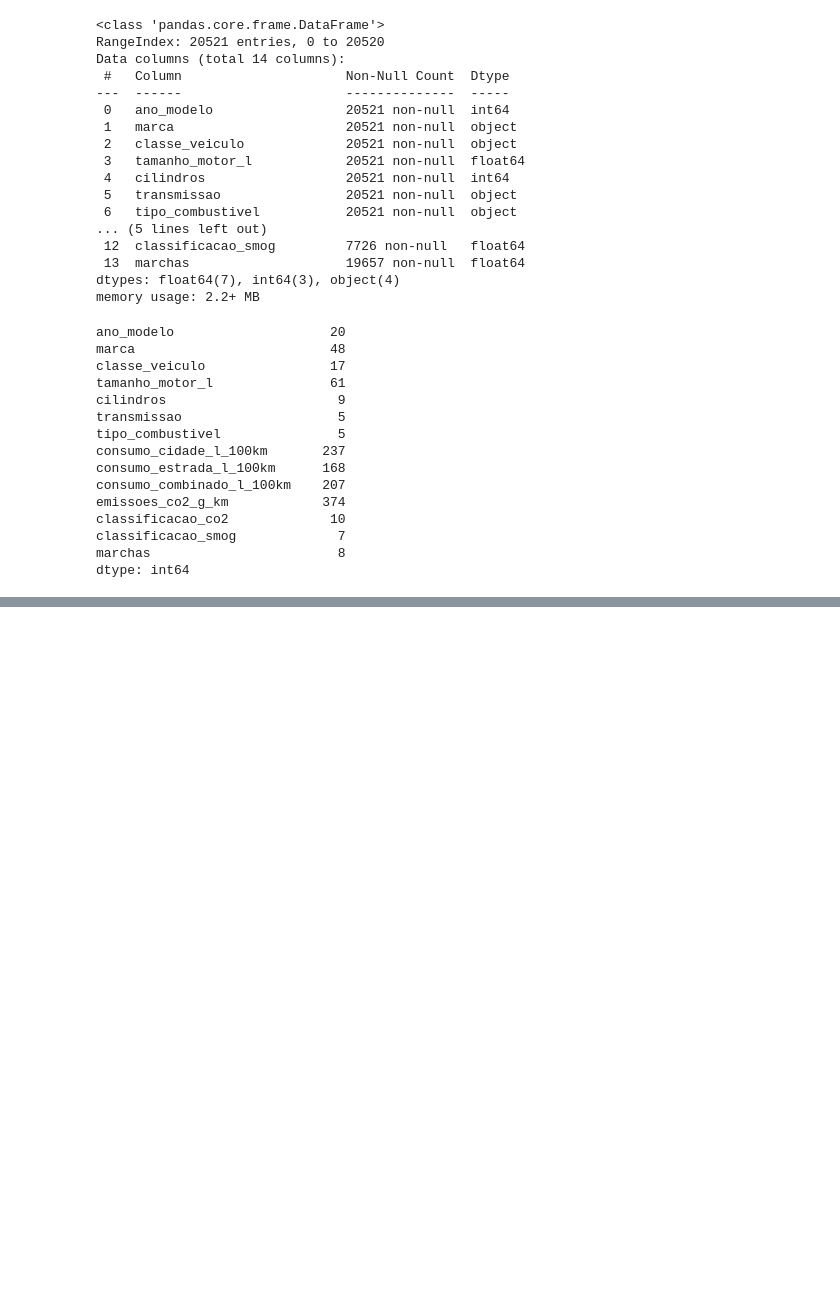
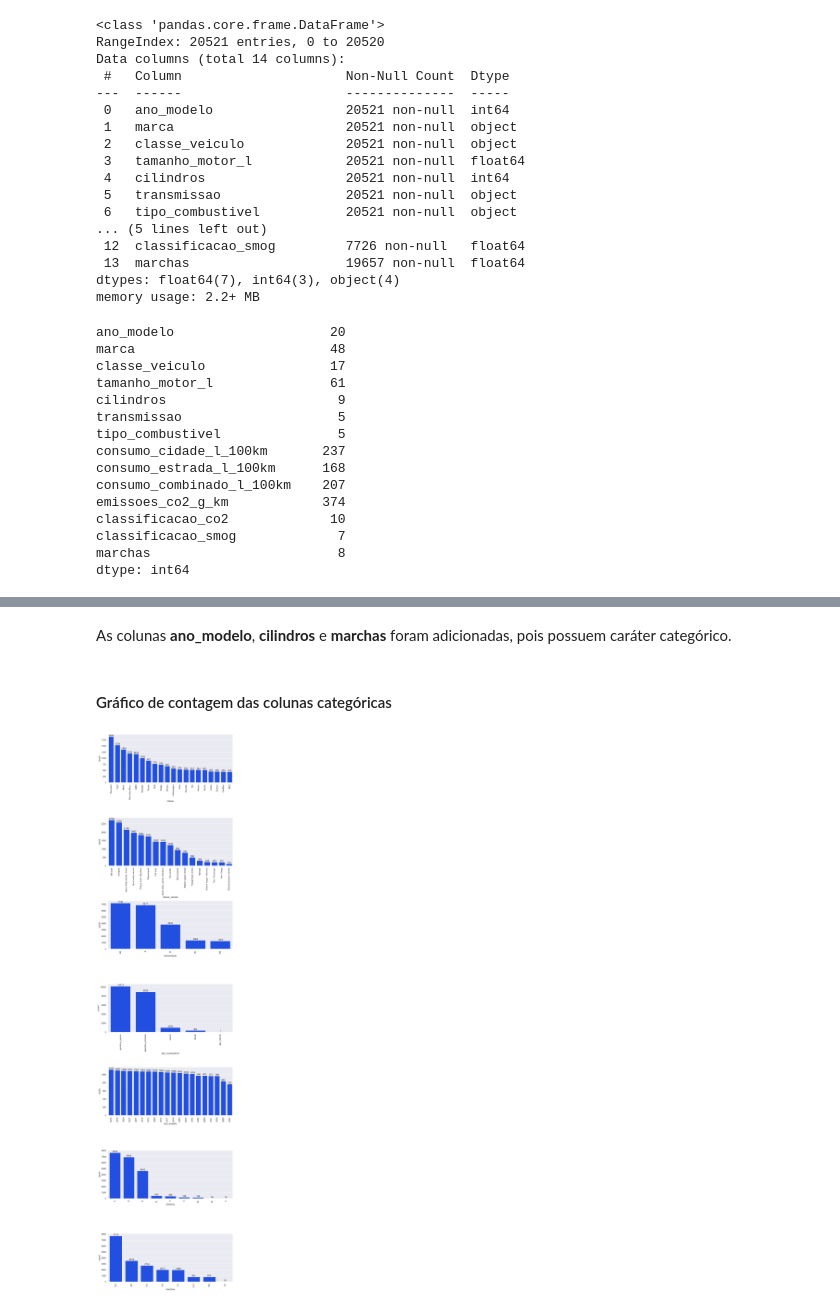
Before and after one commit to Antonio-Manoel/emissao-co2, a Jupyter notebook: notebooks/EDA.ipynb, the cells around one changed output, grey strips where cells are left out. Saved outputs shown, nothing was run; the diff lists cells and outputs as text; code cells hidden in the pictures; blank space fills up the shorter version.

Commit message:
Iício das visualizações

```diff
--- a/notebooks/EDA.ipynb
+++ b/notebooks/EDA.ipynb
@@ -202,0 +205,5 @@ dtype: int64
+# %%
+categoricas = df.select_dtypes(include="object").columns
+categoricas = categoricas.to_list()
+categoricas.extend(["ano_modelo", "cilindros", "marchas"])
+categoricas
@@ -202,0 +218,17 @@ dtype: int64
+# %% [markdown]
+As colunas **ano_modelo**, **cilindros** e **marchas** foram adicionadas, pois possuem caráter categórico.
+# %% [markdown]
+#### Gráfico de contagem das colunas categóricas
+# %%
+fig, axs = plt.subplots(7, 1, figsize=(10, 40))
+
+for ax, coluna in zip(axs.flatten(), categoricas):
+    sns.countplot(data=df, x=coluna, ax=ax, order=df[coluna].value_counts().index[:20])
+
+    ax.bar_label(ax.containers[0])
+    ax.tick_params(axis="x", rotation=90)
+
+plt.tight_layout()
+plt.show()
+# %% [output]
+[figure, added]
```
Also changed, not shown: parts of 8 cells of this notebook.
